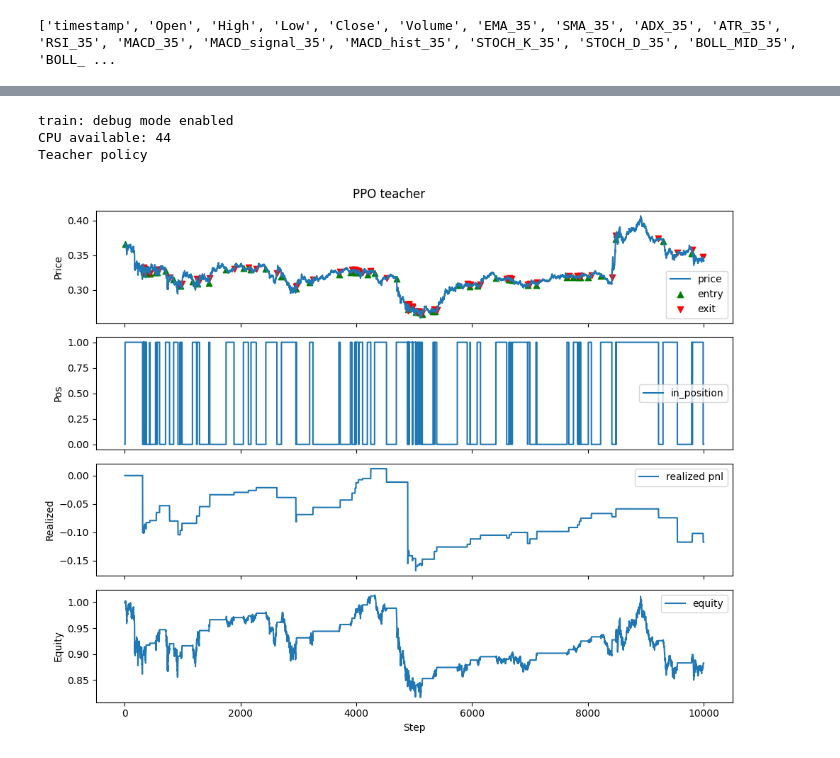
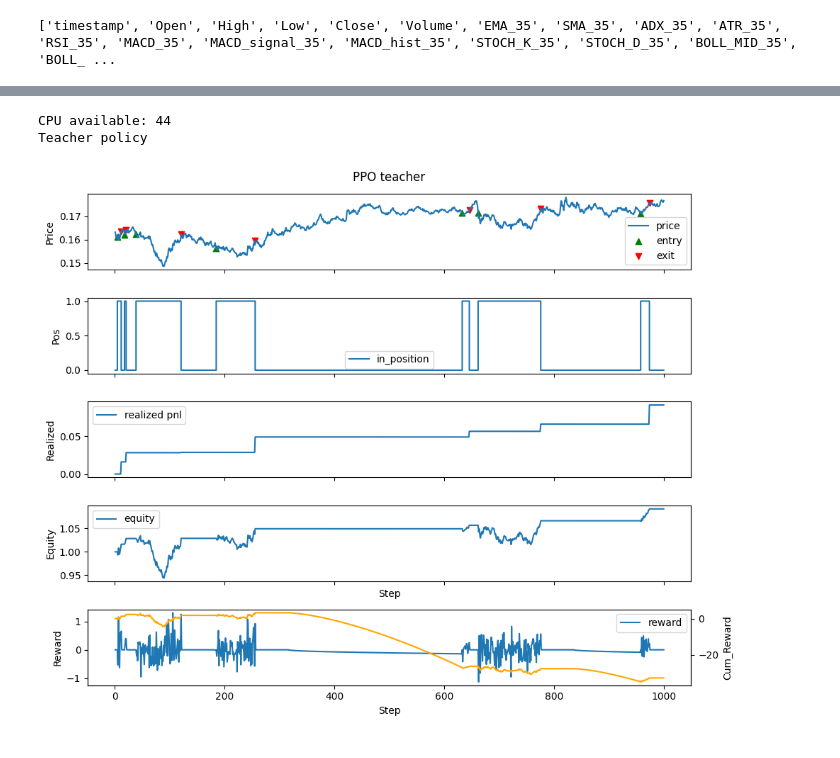
Before and after one commit to SIA86/pretrained_rl_ppo_model, a Jupyter notebook: RL_training.ipynb, the cells around one changed output, grey strips where cells are left out. Saved outputs shown, nothing was run; the diff lists cells and outputs as text; code cells hidden in the pictures.

```diff
--- a/RL_training.ipynb
+++ b/RL_training.ipynb
@@ -44,8 +44,8 @@ START = "2024-01-20"
 END = "2025-05-23"
 TIMESTAMP_COL = "timestamp"          # column with timestamps
 
-raw_df = joblib.load(PATH_TO_DATA).loc[START:END]
-df = prepare_time_series(raw_df, timestamp_col=TIMESTAMP_COL)
+raw_df = joblib.load(PATH_TO_DATA)
+df = prepare_time_series(raw_df, timestamp_col=TIMESTAMP_COL).loc[START:END]
 print(f"From {df.index[0]} to {df.index[-1]}")
 # %% [output]
 From 2024-01-20 00:00:00+00:00 to 2025-05-23 23:59:00+00:00
@@ -265,14 +304,14 @@ avg_return = -0.1172
 """
 # %%
 # @title Обучение на весах SL модели
-SL_MODEL_CONFIG = "/content/drive/MyDrive/stocks/pretrained_rl_ppo/sl_weights/exp1/config.joblib"
-PPO_SAVE_PATH = '/content/drive/MyDrive/stocks/pretrained_rl_ppo/ppo_weights/exp2'
+SL_MODEL_CONFIG = "/content/drive/MyDrive/stocks/pretrained_rl_ppo/sl_weights/exp3/config.joblib"
+PPO_SAVE_PATH = '/content/drive/MyDrive/stocks/pretrained_rl_ppo/ppo_weights/exp3'
 CONFIG = joblib.load(SL_MODEL_CONFIG)
 
-SPLITS = (0.82, 0.08, 0.10)
-BEST_PATH = CONFIG['best_weights_path']
-BEST_CRITIC_PATH = ""
-BEST_BACKBONE_PATH = CONFIG['best_backbone_weights_path']
+SPLITS = (0.80, 0.15, 0.05)
+BEST_MODEL_PATH = "/content/drive/MyDrive/stocks/pretrained_rl_ppo/sl_weights/exp3/best_full_model_ep:48_f1:68.3.weights.h5"
+BEST_BACKBONE_PATH = "/content/drive/MyDrive/stocks/pretrained_rl_ppo/sl_weights/exp3/best_backbone__ep:37_f1:68.1.weights.h5"
+BEST_CRITIC_PATH = "" # нет потому что в SL мы не учим критика, вместо этого берем backbone
 FEATURES = CONFIG['features']
 ACCOUNT_F = CONFIG['state']
 
@@ -284,26 +323,27 @@ PPO_UNITS_PER_LAYER = CONFIG['units_per_layer'] #  кол-во нейронов
 PPO_DROPOUT = CONFIG['dropout']
 
 # PPO params
-PPO_UPDATES = 10       # число обновлений политики за цикл обучения (эпохи)
-PPO_N_ENV = 20          # количество параллельных окружений для сбора данных
+PPO_UPDATES = 20         # число обновлений политики за цикл обучения (эпохи)
+PPO_N_ENV = 30          # количество параллельных окружений для сбора данных
+PPO_N_VAL = 5           # кол-во валидаций на один update
 PPO_ROLLOUT = 512       # длина траектории (количество шагов), собираемой перед обновлением
 PPO_ACTOR_LR = 3e-3     # скорость обучения актёра
 PPO_CRITIC_LR = 1e-3    # скорость обучения критика
-PPO_CLIP_RATIO = 1.2    # центральный гиперпараметр в алгоритме Proximal Policy Optimization. Его называют «шириной зажима»
-PPO_C1 = 0.5            # коэффициент перед функцией значения в функции потерь
-PPO_C2 = 0.02           # коэффициент перед энтропией в функции потерь
+PPO_CLIP_RATIO = 0.5    # центральный гиперпараметр в алгоритме Proximal Policy Optimization. Его называют «шириной зажима»
+PPO_C1 = 0.5            # коэффициент перед вкладом ошибки критика в функции потерь
+PPO_C2 = 0.03           # коэффициент перед бонусом энтропии в функции потерь (чем больше, тем больше эксплорейшн)
 PPO_GAMMA = 0.99        # (discount factor) — коэффициент дисконтирования будущих вознаграждений.
 PPO_LAM = 0.95          # параметр обобщённой оценки преимущества (GAE), регулирующий баланс между bias и variance.
-PPO_EPOCHS = 10         # количество проходов по батчу при обучении
-PPO_BATCH_SIZE = 128    # размер мини-батча для SGD
+PPO_EPOCHS = 20         # количество проходов по батчу при обучении
+PPO_BATCH_SIZE = 256    # размер мини-батча для SGD
 PPO_TEACHER_KL = 0.1    # начальный вес KL‑регуляризации с teacher‑моделью
-PPO_KL_DECAY = 0.8      # коэффициент экспоненциального затухания веса KL
-PPO_TARGET_KL = 0.02    # целевое значение KL‑дивергенции для ранней остановки
-PPO_MAX_GRAD_NORM = 1.0 # ограничение нормы градиента для стабилизации обучения
+PPO_KL_DECAY = 0.95      # коэффициент экспоненциального затухания веса KL
+PPO_TARGET_KL = 0.01    # целевое значение KL‑дивергенции для ранней остановки
+PPO_MAX_GRAD_NORM = 0.5 # ограничение нормы градиента для стабилизации обучения
 PPO_VAL_INTERVAL = 2    # периодичность валидации (через сколько циклов обучения)
 PPO_DEBUG = True        # режим вывода отладочной информации
 
-# INDEXES = [("2024-05-01", 1000), ("2024-07-01", 500)]
+# INDEXES = [("2024-05-01", 1000), ("2024-07-01", 500)] # если хочешь учить на конкретных отрезках данных
 
 # Подготавливаем данные и вычисляем статистики нормализации
 ppo_train_df, ppo_val_df, ppo_test_df, _feat_stats = prepare_datasets(df,
@@ -311,28 +351,31 @@ ppo_train_df, ppo_val_df, ppo_test_df, _feat_stats = prepare_datasets(df,
                                                                       splits=SPLITS,
                                                                       norm_kind='minmax')
 
+
 TRAIN_CFG = EnvConfig(
-    mode=1,
-    fee=0.0002,
-    spread=0.0001,
-    leverage=1.0,
-    max_steps=PPO_ROLLOUT+PPO_SEQ_LEN,
-    reward_scale=1.0,
-    use_log_reward=False,
-    time_penalty=0.0,
-    hold_penalty=0.0,
+    mode=1,                             # лонг = 1, шорт = -1
+    fee=0.0002,                         # комиссия
+    spread=0.0   ,                      # задать, если цена- это midl_price (иначе 0)
+    leverage=1.0,                       # плечо
+    max_steps=PPO_ROLLOUT+PPO_SEQ_LEN,  # ограничение по длине эпизода
+    reward_scale=80.0,                 # вес пнл награды (у пнл обычно маленькое значение 0,001)
+    use_log_reward=False,               # применение вместо относительного пнл, логарифма пнл
+    valid_time=60,                       # задержка после которой начинат начисляться штраф
+    time_penalty=0.0001,                # штраф за бездействие (np.sqrt(max(0, wait_steps -5) * time_penalty))
+    hold_penalty=0.0001,                # штраф за удержание (np.sqrt(max(0, hold_steps -5) * hold_penalty))
 )
 
 VAL_CFG = EnvConfig(
     mode=1,
     fee=0.0002,
-    spread=0.0001,
+    spread=0.0,
     leverage=1.0,
-    max_steps=10000, #размер валидацилнной выборки
-    reward_scale=1.0,
+    max_steps=1000, #размер валидацилнной выборки
+    reward_scale=80.0,
     use_log_reward=False,
-    time_penalty=0.0,
-    hold_penalty=0.0,
+    valid_time=60,
+    time_penalty=0.0001,
+    hold_penalty=0.0001,
 )
 
 actor, critic, train_log, val_log = train(
@@ -343,36 +386,36 @@ actor, critic, train_log, val_log = train(
     PPO_FEATURES_DIM,
     FEATURES,
     seq_len = PPO_SEQ_LEN,
-    teacher_weights = BEST_PATH,
+    teacher_weights = BEST_MODEL_PATH,
     critic_weights = BEST_CRITIC_PATH,
     backbone_weights = BEST_BACKBONE_PATH,
     save_path = PPO_SAVE_PATH,
     num_actions = PPO_NUM_ACTIONS,
     units_per_layer = PPO_UNITS_PER_LAYER,
     dropout = PPO_DROPOUT,
     updates = PPO_UPDATES,
     n_env = PPO_N_ENV,
+    n_validations = PPO_N_VAL,
     rollout = PPO_ROLLOUT,
     actor_lr = PPO_ACTOR_LR,
     critic_lr = PPO_CRITIC_LR,
     clip_ratio = PPO_CLIP_RATIO,
     c1 = PPO_C1,
     c2 = PPO_C2,
     gamma = PPO_GAMMA,
     lam = PPO_LAM,
     epochs = PPO_EPOCHS,
     batch_size = PPO_BATCH_SIZE,
     teacher_kl = PPO_TEACHER_KL,
     kl_decay = PPO_KL_DECAY,
     max_grad_norm = PPO_MAX_GRAD_NORM,
     target_kl = PPO_TARGET_KL,
     val_interval = PPO_VAL_INTERVAL,
-    # index_ranges = INDEXES,
+    index_ranges = INDEXES,
     debug = PPO_DEBUG
 )
 # %% [output]
-train: debug mode enabled
 CPU available: 44
 Teacher policy
-[figure, old version]
+[figure, new version]
 Evaluate profit:
```
Also changed, not shown: parts of 5 cells of this notebook, 12 other files.
